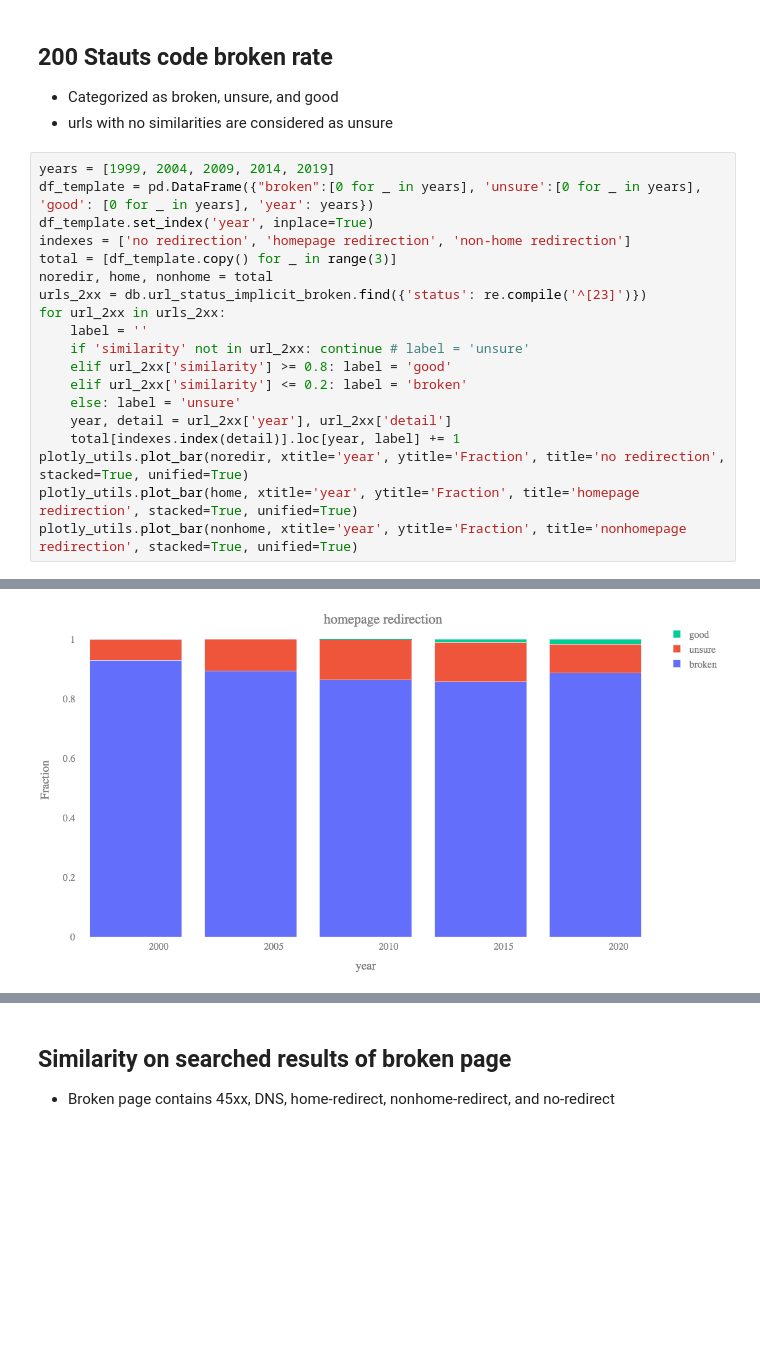
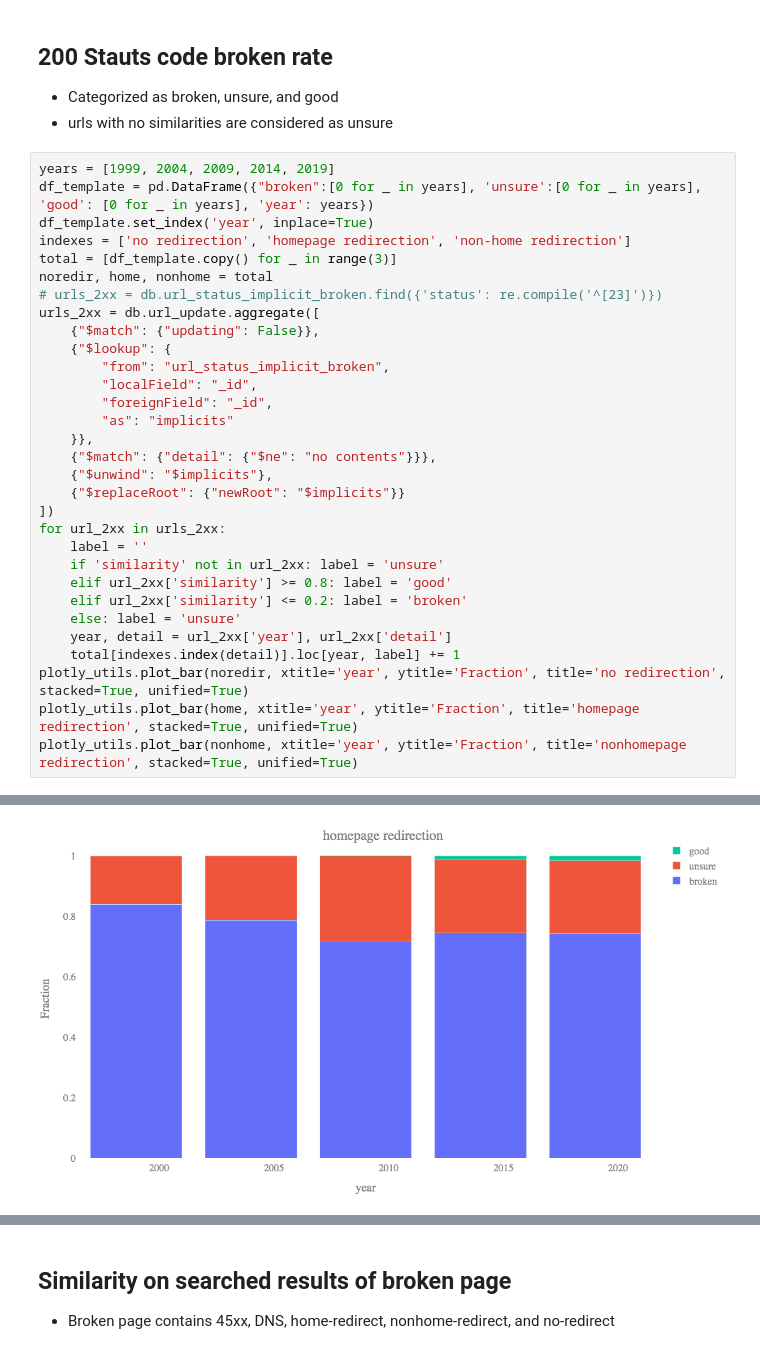
Before and after one commit to JingyZhu/fable, a Jupyter notebook: broken_inspection.ipynb, the cells around one changed output, grey strips where cells are left out. Saved outputs shown, nothing was run; the diff lists cells and outputs as text; blank space fills up the shorter version.

```diff
--- a/broken_inspection.ipynb
+++ b/broken_inspection.ipynb
@@ -118,10 +118,22 @@ df_template.set_index('year', inplace=True)
 indexes = ['no redirection', 'homepage redirection', 'non-home redirection']
 total = [df_template.copy() for _ in range(3)]
 noredir, home, nonhome = total
-urls_2xx = db.url_status_implicit_broken.find({'status': re.compile('^[23]')})
+# urls_2xx = db.url_status_implicit_broken.find({'status': re.compile('^[23]')})
+urls_2xx = db.url_update.aggregate([
+    {"$match": {"updating": False}},
+    {"$lookup": {
+        "from": "url_status_implicit_broken",
+        "localField": "_id",
+        "foreignField": "_id",
+        "as": "implicits"
+    }},
+    {"$match": {"detail": {"$ne": "no contents"}}},
+    {"$unwind": "$implicits"},
+    {"$replaceRoot": {"newRoot": "$implicits"}}
+])
 for url_2xx in urls_2xx:
     label = ''
-    if 'similarity' not in url_2xx: continue # label = 'unsure'
+    if 'similarity' not in url_2xx: label = 'unsure'
     elif url_2xx['similarity'] >= 0.8: label = 'good'
     elif url_2xx['similarity'] <= 0.2: label = 'broken'
     else: label = 'unsure'
@@ -135 +147 @@ plotly_utils.plot_bar(nonhome, xtitle='year', ytitle='Fraction', title='nonhomep
-[figure, old version]
+[figure, new version]
```
Also changed, not shown: parts of 2 cells of this notebook, 1 other file.
